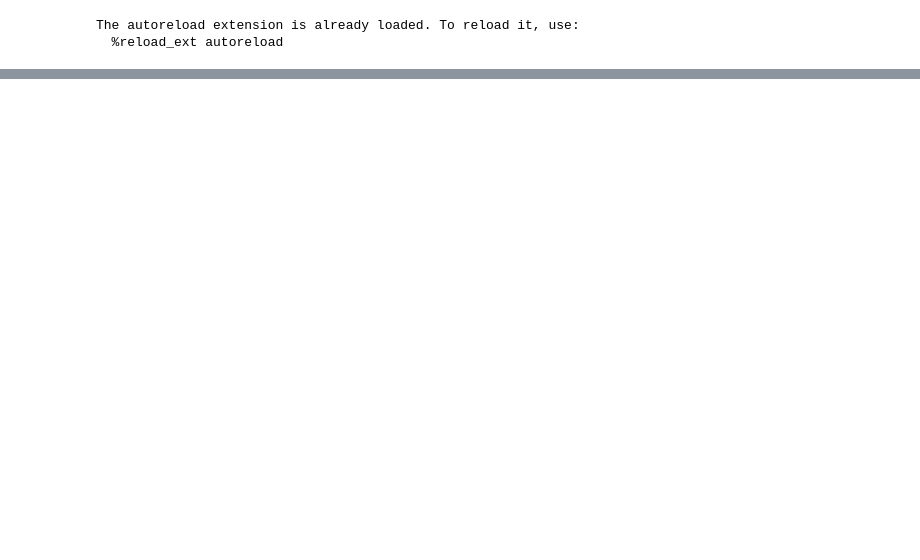
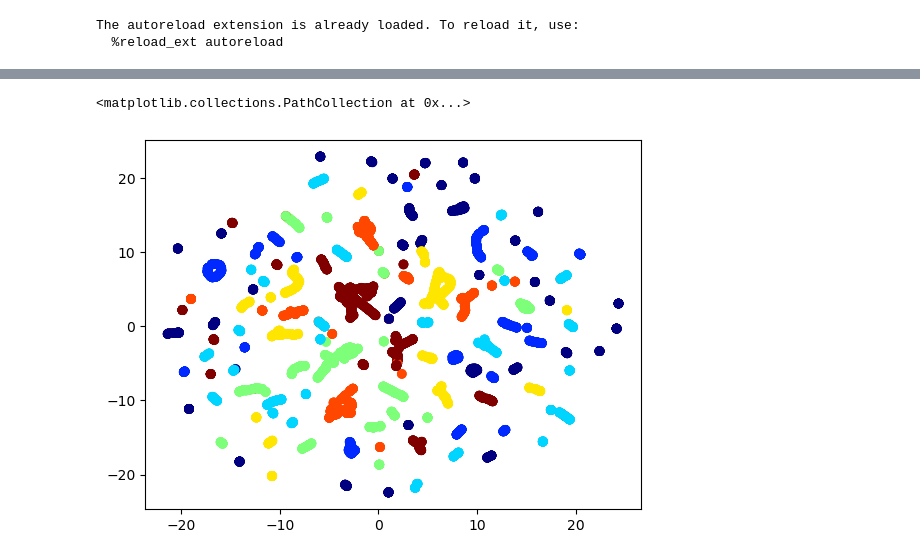
Before and after one commit to texsmv/mts_feature_learning, a Jupyter notebook: pamap2.ipynb, the cells around one changed output, grey strips where cells are left out. Drawn from its saved outputs; the diff is of its cells as text; code cells hidden in the pictures; blank space fills up the shorter version.

```diff
--- a/pamap2.ipynb
+++ b/pamap2.ipynb
@@ -97,5 +45,43 @@ print(features.shape)
+# %%
+
+dataset.loadData()
+dataset.filterSignals(signals)
+# %%
+# Preparing data
+ts_train = TSerie(dataset.X_train, dataset.y_train)
+ts_test = TSerie(dataset.X_test, dataset.y_test)
+# ts_train.center()
+# ts_test.center()
+
+if MODE == 0:
+    ts_train.folding_features_v2()
+    ts_test.folding_features_v2()
+    ts_train.center()
+    ts_test.center()
+
+    # Getting features
+    model = UMAP_FL(n_components=FEATURE_SIZE,n_neighbors=UMAP_NEIGHTBORS, n_epochs=N_EPOCHS)
+    ts_train.features = model.fit_transform(ts_train.features, y=ts_train.y)
+    ts_test.features = model.transform(ts_test.features)
+
+if MODE == 1:
+    model = TS2Vec(
+        input_dims=ts_train.D,
+        device=0,
+        output_dims=32,
+        batch_size=8,
+    )
+    model.fit(ts_train.X, verbose=True,n_epochs = NET_EPOCHS)
+    ts_train.features = model.encode(ts_train.X, encoding_window='full_series')
+    ts_test.features = model.encode(ts_test.X, encoding_window='full_series')
 # %%
 import umap
 
-reducer = umap.UMAP(n_components=2, metric='braycurtis')
-coords = reducer.fit_transform(features, y=y)
+reducer = UMAP(n_components=2)
+train_coords = reducer.fit_transform(ts_train.features, y=ts_train.y)
+test_coords = reducer.transform(ts_test.features)
+# %%
+plt.scatter(train_coords[:,0], train_coords[:,1], c=ts_train.y, cmap='jet')
+# %% [output]
+<matplotlib.collections.PathCollection at 0x...>
+[figure, added]
```
Also changed, not shown: parts of 10 cells of this notebook, 6 other files.
